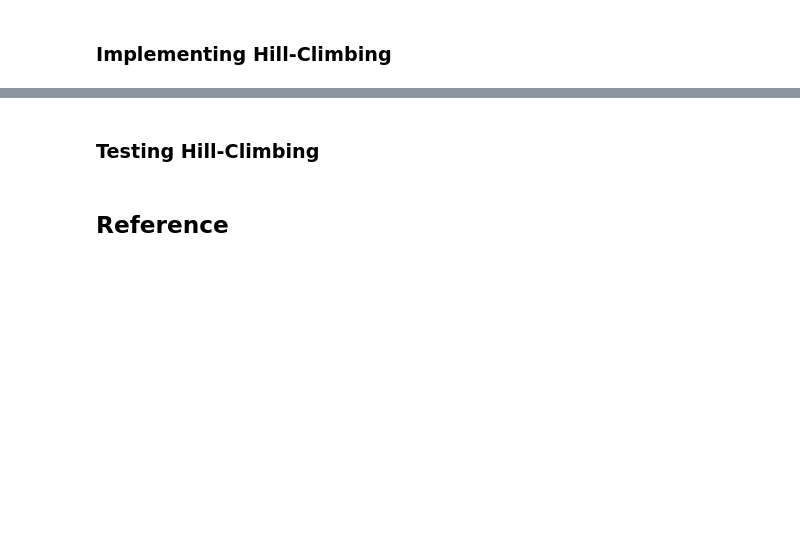
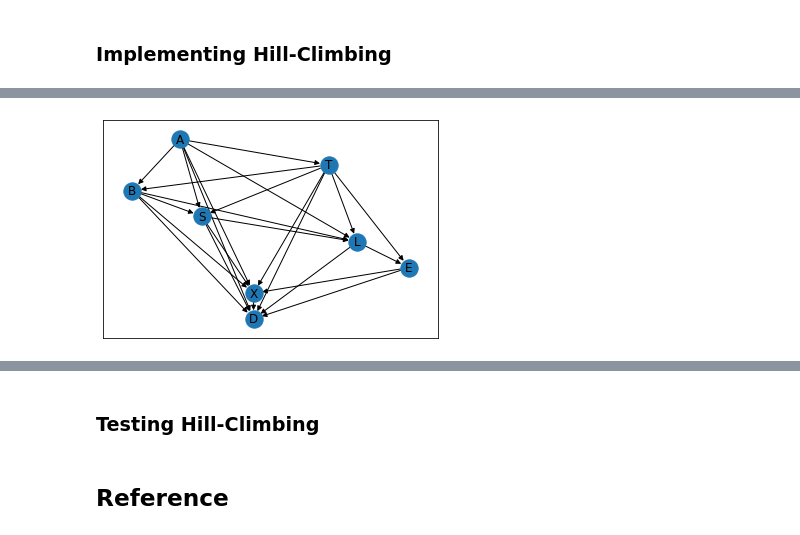
Before and after one commit to marco-scatassi/Casual-Network-Project, a Jupyter notebook: final_project.ipynb, the cells around one changed output, grey strips where cells are left out. Cells and saved outputs as stored; diff of their text form; code cells hidden in the pictures; blank space fills up the shorter version.

```diff
--- a/final_project.ipynb
+++ b/final_project.ipynb
@@ -174,7 +176,6 @@ nx.draw_networkx(G, pos = graphviz_layout(G, prog = "dot"), with_labels = True)
 def N(X: str, Z: List[str], D: pd.DataFrame) -> np.ndarray:
     # 1. Add a fake column to D, (this is needed if a
     # node is child of every other node)
-    from copy import deepcopy
     D_ =  deepcopy(D)
     D_['fake'] = np.zeros((len(D),1))
 
@@ -191,8 +192,7 @@ def N(X: str, Z: List[str], D: pd.DataFrame) -> np.ndarray:
     if len(Z) == 0:
       t = (D[X].unique().size,1)
     else:
-      t = (D[X].unique().size,
-           D[Z].apply(lambda x: tuple(x[s] for s in Z),axis=1).unique().size)
+      t = (D[X].unique().size, int(len(abs_freq)/D[X].unique().size))
 
     abs_freq = abs_freq.reshape(t).T
 
@@ -234,6 +240,14 @@ def ll(X: str, Z: List[str], D: pd.DataFrame) -> float:
     # 2. Compute the sum of abs. freq. over possible levels of X
     N_ijstar = N_ijk.sum(axis=1).reshape((N_ijk.shape[0],1))
 
+    # 2.1 Find 0 value (menaning that a particular possible
+    # configuration of parents is not represented in the data)
+    zero_index = np.where(N_ijstar == 0)[0]
+
+    #2.2 Delete such row to avoid division by 0
+    N_ijk = np.delete(N_ijk, zero_index, axis = 0)
+    N_ijstar = np.delete(N_ijstar, zero_index, axis = 0)
+
     # 3. Compute the relative frequencies
     rel_freq = (N_ijk/N_ijstar).astype('float')
 
@@ -242,10 +256,10 @@ def ll(X: str, Z: List[str], D: pd.DataFrame) -> float:
     rel_freq[rel_freq==0] = 1
 
     # 5. Apply the log to relative frequencies
-    log_rel_freq = np.log(rel_freq.astype("float"))
+    log_rel_freq = np.log(rel_freq)
 
     # 6. Weight the log relative frequencies
-    weighted_log_rel_freq = (N_ijk * log_rel_freq).astype('float')
+    weighted_log_rel_freq = (N_ijk * log_rel_freq)
 
     # 7. Compute the log-likelihood
     ll = weighted_log_rel_freq.sum()
@@ -290,0 +307,10 @@ def HC(D: pd.DataFrame) -> nx.DiGraph:
+# %%
+def outEdge(G: nx.DiGraph, D: pd.DataFrame):
+  l = []
+
+  for c1 in D.columns:
+    for c2 in D.columns:
+      if c1 != c2 and (c1,c2) not in G.edges:
+        l.append((c1,c2))
+
+  return l
@@ -292,0 +415,7 @@ H = HC(D)
+# %%
+edges = deepcopy(H[0].edges)
+
+for edge in edges:
+  H[0].remove_edges_from([edge])
+  print(LL(H[0],D))
+  H[0].add_edges_from([edge])
@@ -293,2 +440,4 @@ H = HC(D)
 # %%
-nx.draw_networkx(H, pos = graphviz_layout(H, prog = "dot"), with_labels = True)
+nx.draw_networkx(H[0], pos = graphviz_layout(H[0], prog = "dot"), with_labels = True)
+# %% [output]
+[figure, added]
```
Also changed, not shown: parts of 8 cells of this notebook.
